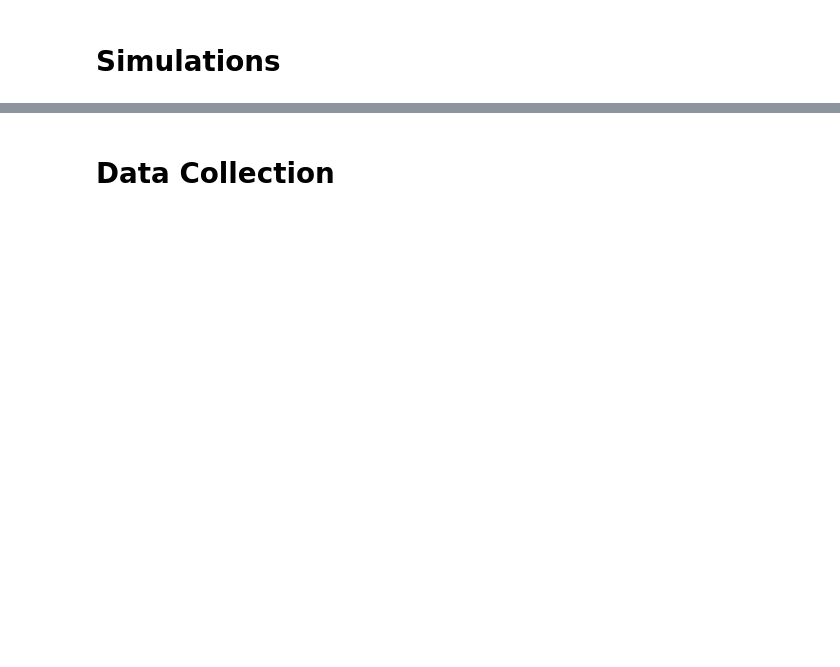
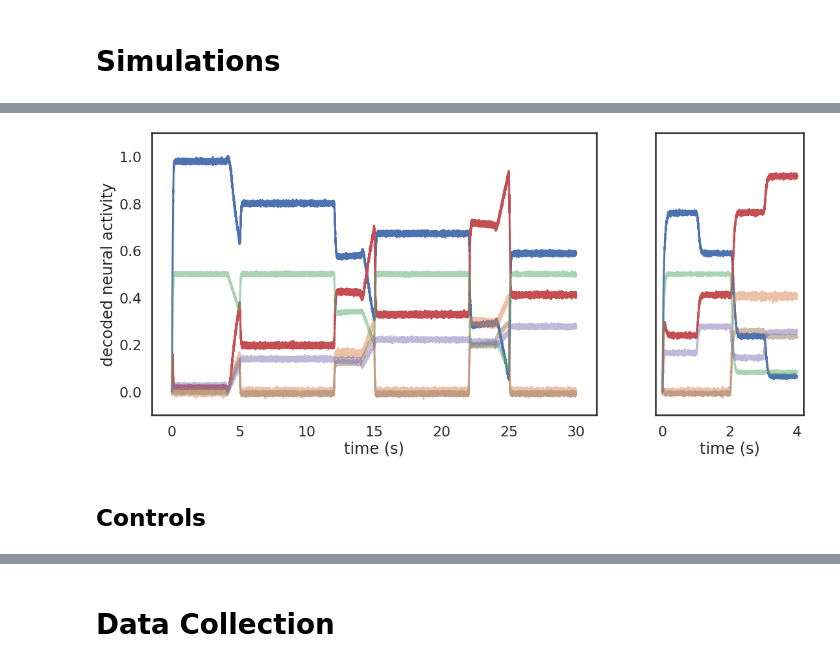
Before and after one commit to psipeter/anatomical_amygdala, a Jupyter notebook: amygdala.ipynb, the cells around one changed output, grey strips where cells are left out. Drawn from its saved outputs; the diff is of its cells as text; code cells hidden in the pictures; blank space fills up the shorter version.

```diff
--- a/amygdala.ipynb
+++ b/amygdala.ipynb
@@ -1081,0 +231,23 @@ HtmlProgressBar cannot be displayed. Please use the TerminalProgressBar. It can
+# %%
+fig, (ax, ax2) = plt.subplots(1, 2, figsize=(18, 8), sharey=True, gridspec_kw={'width_ratios': [3, 1]})
+ax.plot(data['times'], data['PAG'], label='PAG', color=palette[0])
+ax.plot(data['times'], data['CeM'], label='CeM', color=palette[3])
+ax.plot(data['times'], data['CeL'][:,0], label='CeL tone', alpha=0.5, color=palette[1])
+ax.plot(data['times'], data['CeL_off'], label='CeL_off', alpha=0.5, color=palette[2])
+ax.plot(data['times'], data['BLA'][:,0], label='BLA tone', alpha=0.5, color=palette[5])
+ax.plot(data['times'], data['BLA'][:,2], label='BLA context', alpha=0.5, color=palette[4])
+ax.set(xlabel='time (s)', ylabel='decoded neural activity', ylim=((-0.1, 1.1)))
+ax2.plot(data2['times'], data2['PAG'], label='PAG', color=palette[0])
+ax2.plot(data2['times'], data2['CeM'], label='CeM', color=palette[3])
+ax2.plot(data2['times'], data2['CeL'][:,0], label='CeL tone', alpha=0.5, color=palette[1])
+ax2.plot(data2['times'], data2['CeL_off'], label='CeL_off', alpha=0.5, color=palette[2])
+ax2.plot(data2['times'], data2['BLA'][:,0], label='BLA tone', alpha=0.5, color=palette[5])
+ax2.plot(data2['times'], data2['BLA'][:,2], label='BLA context', alpha=0.5, color=palette[4])
+ax2.set(xlabel='time (s)', ylim=((-0.1, 1.1)))
+plt.savefig('plots/poster_together.svg')
+# plt.legend()
+plt.show()
+# %% [output]
+[figure, added]
+# %% [markdown]
+## Controls
```
Also changed, not shown: parts of 93 cells of this notebook, 3 other files.
